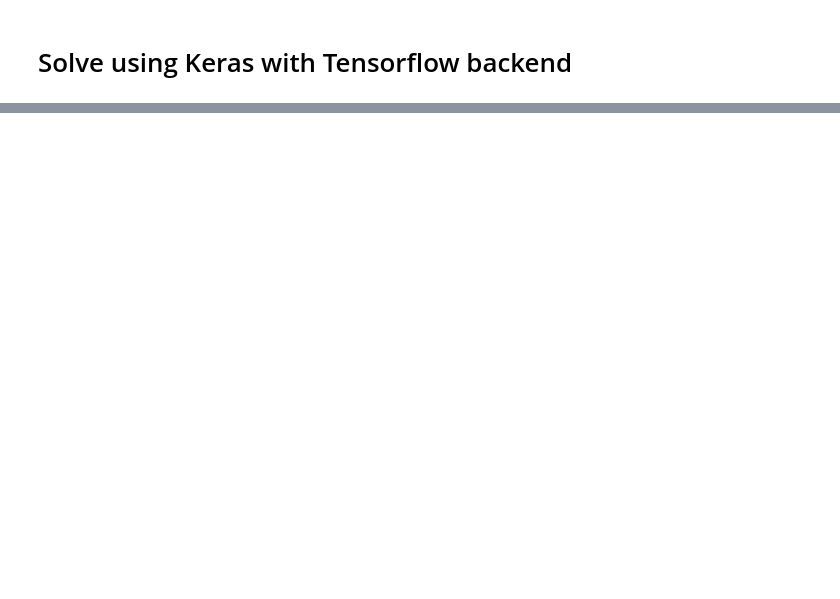
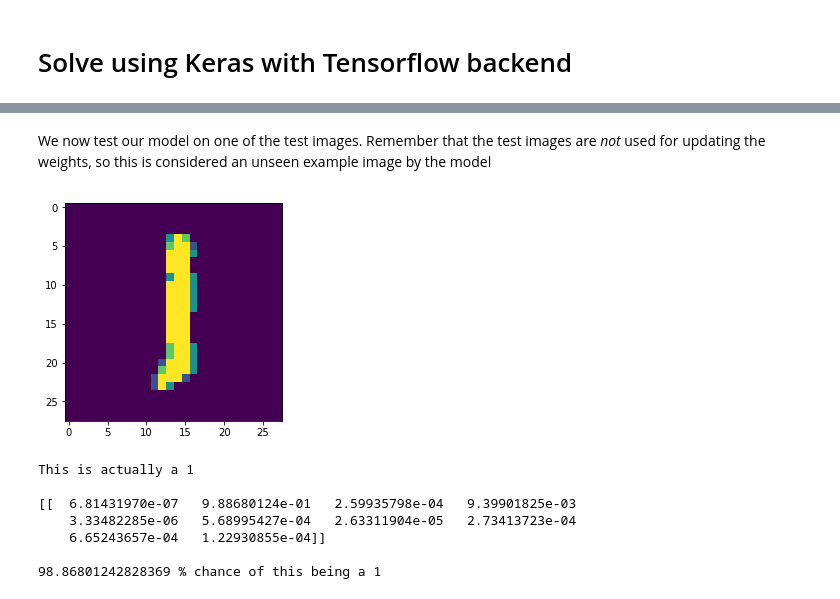
Before and after one commit to sintefmath/GeiloWinterSchool2018, a Jupyter notebook: course_material/Aritifial_Neural_Network.ipynb, the cells around one changed output, grey strips where cells are left out. Saved outputs shown, nothing was run; the diff lists cells and outputs as text; code cells hidden in the pictures; blank space fills up the shorter version.

```diff
--- a/course_material/Aritifial_Neural_Network.ipynb
+++ b/course_material/Aritifial_Neural_Network.ipynb
@@ -396,0 +396,21 @@ for i in range(3):
+# %%
+from keras.models import Sequential
+from keras.layers import Dense
+
+# create a model of sequential layers
+model = Sequential()
+
+# add the first layer, this *requires* you to specify the input dimension (our 28*28=784 px images)
+model.add(Dense(input_dim=784, units = 100, activation='sigmoid'))
+
+# add the second layer. All layers require you to specify the number of neurons (units)
+model.add(Dense(               units =  50, activation='sigmoid'))
+
+# the third and final output layer. We here use the 'softmax' activation function since we want to classify
+# the numbers [0-9] with a percentage prediction
+model.add(Dense(               units =  10, activation='softmax'))
+
+# finish the model and compile it so it is ready for training
+model.compile(optimizer= 'adam',
+              loss     = 'categorical_crossentropy',
+              metrics  = ['accuracy'])
@@ -396,0 +419,5 @@ for i in range(3):
+# %%
+model.fit(X, y,
+         epochs=10,
+         batch_size=100,
+         validation_data=(Xt,yt))
@@ -396,0 +443,27 @@ for i in range(3):
+# %% [markdown]
+We now test our model on one of the test images. Remember that the test images are *not* used for updating the weights, so this is considered an unseen example image by the model
+# %%
+i = 14 # choose one test image index
+
+# show one of the test images
+plt.imshow(X_test[i,:,:])
+plt.show()
+print('This is actually a', y_test[i]) # this is what it is *supposed* to be
+print()
+
+# do a prediction using our model
+prediction = model.predict(X_test[i,:,:].reshape(1,28*28)) # remember to roll the image data into a vector
+
+# the prediction is a vector of 10 (output nodes) with % probability of that being the shown digit (softmax function)
+print(prediction)
+print()
+print('{} % chance of this being a {}'.format(prediction[0,y_test[i]]*100, y_test[i]))
+# %% [output]
+[figure, added]
+This is actually a 1
+
+[[  6.81431970e-07   9.88680124e-01   2.59935798e-04   9.39901825e-03
+    3.33482285e-06   5.68995427e-04   2.63311904e-05   2.73413723e-04
+    6.65243657e-04   1.22930855e-04]]
+
+98.86801242828369 % chance of this being a 1
```
Also changed, not shown: parts of 43 cells of this notebook, 1 other file.
